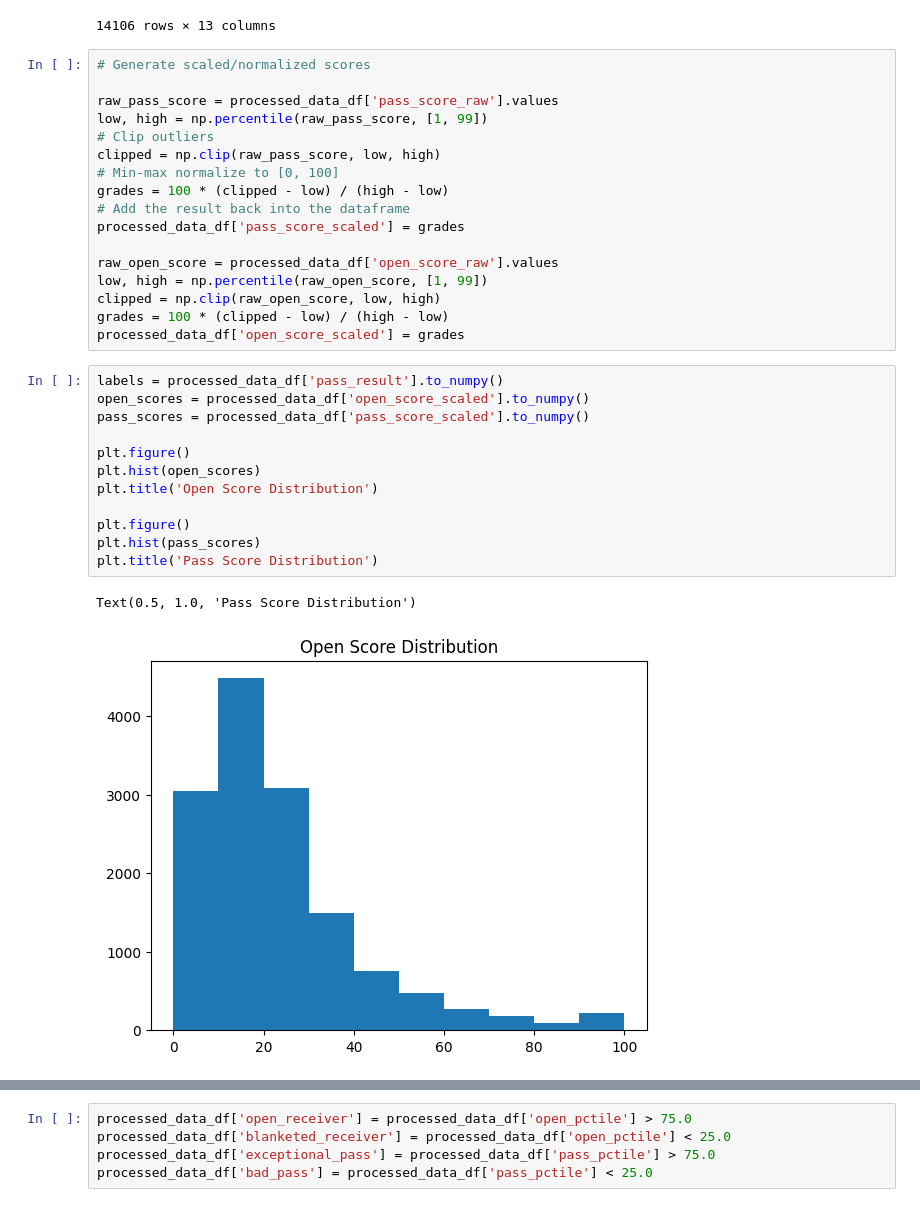
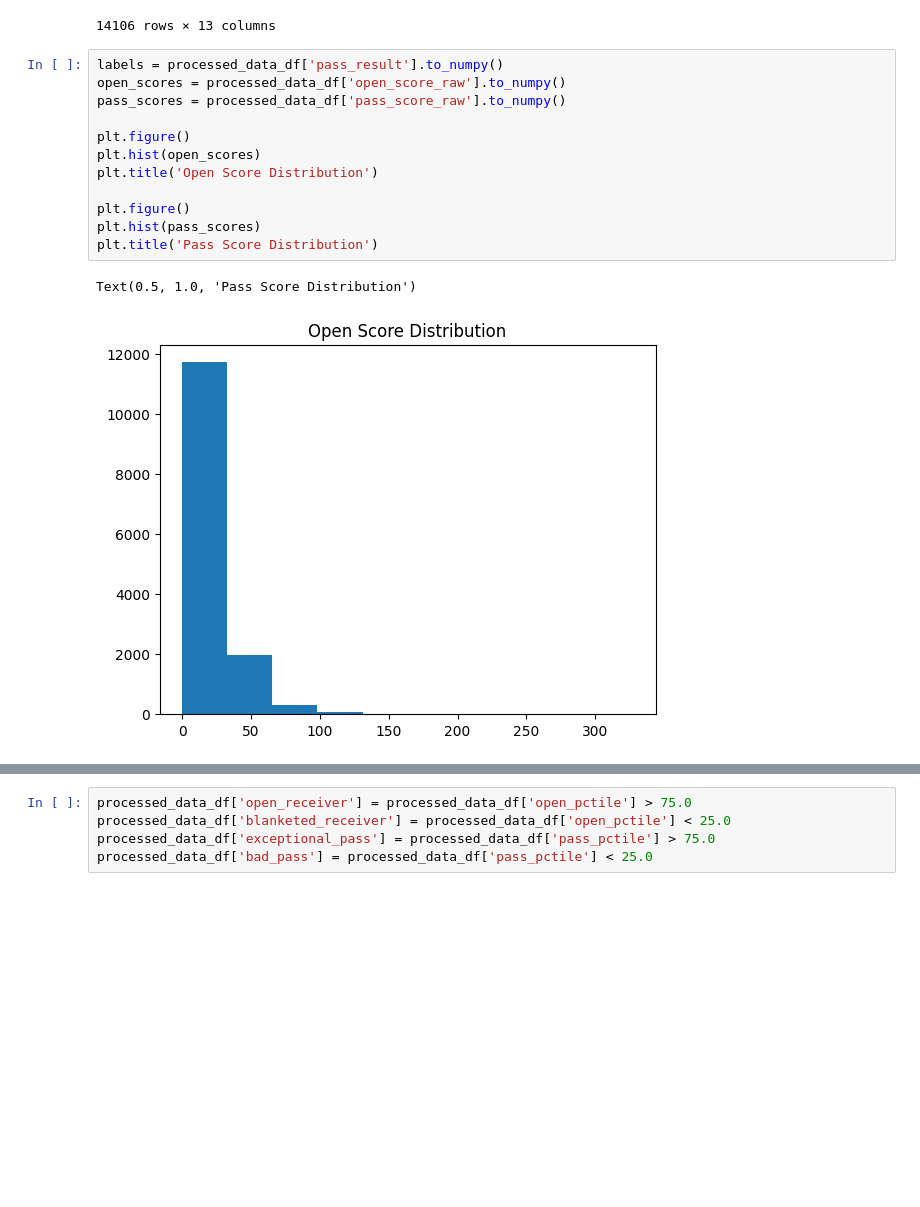
Before and after one commit to cwphung/databowl_2025, a Jupyter notebook: visualilzation.ipynb, the cells around one changed output, grey strips where cells are left out. Saved outputs shown, nothing was run; the diff lists cells and outputs as text; blank space fills up the shorter version.

```diff
--- a/visualilzation.ipynb
+++ b/visualilzation.ipynb
@@ -290,35 +290,18 @@ processed_data_df
 | 14104 | 20240107133995 | 43454 | Tyreek Hill | WR | 52413.0 | ... |
 | 14105 | 20240107134018 | 52457 | Chase Claypool | WR | 52413.0 | ... |
 14106 rows × 13 columns
-# %%
-# Generate scaled/normalized scores
-
-raw_pass_score = processed_data_df['pass_score_raw'].values
-low, high = np.percentile(raw_pass_score, [1, 99])
-# Clip outliers
-clipped = np.clip(raw_pass_score, low, high)
-# Min-max normalize to [0, 100]
-grades = 100 * (clipped - low) / (high - low)
-# Add the result back into the dataframe
-processed_data_df['pass_score_scaled'] = grades
-
-raw_open_score = processed_data_df['open_score_raw'].values
-low, high = np.percentile(raw_open_score, [1, 99])
-clipped = np.clip(raw_open_score, low, high)
-grades = 100 * (clipped - low) / (high - low)
-processed_data_df['open_score_scaled'] = grades
 # %%
 labels = processed_data_df['pass_result'].to_numpy()
-open_scores = processed_data_df['open_score_scaled'].to_numpy()
-pass_scores = processed_data_df['pass_score_scaled'].to_numpy()
+open_scores = processed_data_df['open_score_raw'].to_numpy()
+pass_scores = processed_data_df['pass_score_raw'].to_numpy()
 
 plt.figure()
 plt.hist(open_scores)
 plt.title('Open Score Distribution')
 
 plt.figure()
 plt.hist(pass_scores)
 plt.title('Pass Score Distribution')
 # %% [output]
 Text(0.5, 1.0, 'Pass Score Distribution')
-[figure, old version]
+[figure, new version]
```
Also changed, not shown: parts of 11 cells of this notebook, 5 other files.
